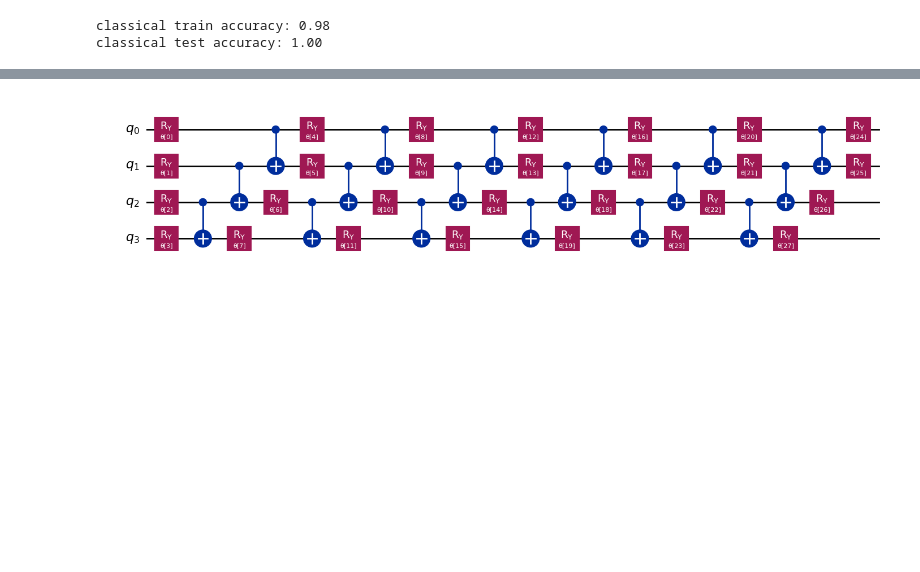
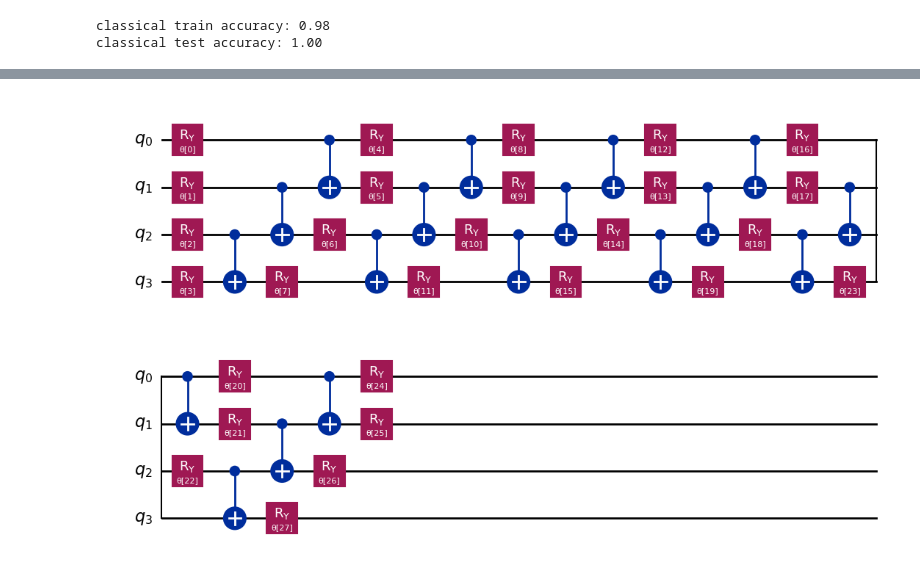
Before and after one commit to adrrf/quantum-neural-networks, a Jupyter notebook: notebooks/qnn-exp-classification.ipynb, the cells around one changed output, grey strips where cells are left out. Cells and saved outputs as stored; diff of their text form; code cells hidden in the pictures; blank space fills up the shorter version.

```diff
--- a/notebooks/qnn-exp-classification.ipynb
+++ b/notebooks/qnn-exp-classification.ipynb
@@ -86,9 +87,9 @@ visualizing the feature map
 # %%
 # we define the ansatz for our quantum circuit
 ansatz = RealAmplitudes(num_features, reps=6)
-ansatz.decompose().draw(output="mpl", style="iqx")
+ansatz.decompose().draw(output="mpl", style="iqx", fold=15)
 # %% [output]
-[figure, old version]
+[figure, new version]
 # %%
 # we choose our optimizer algorithm
 optimizer = COBYLA(maxiter=200)
```
Also changed, not shown: parts of 6 cells of this notebook, 2 other files.
